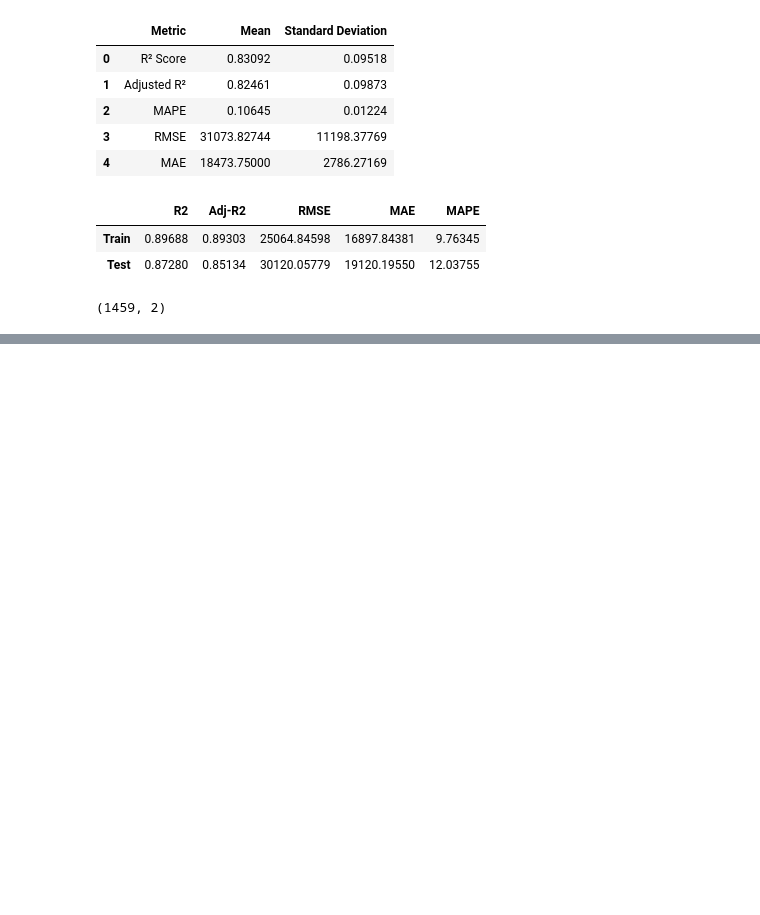
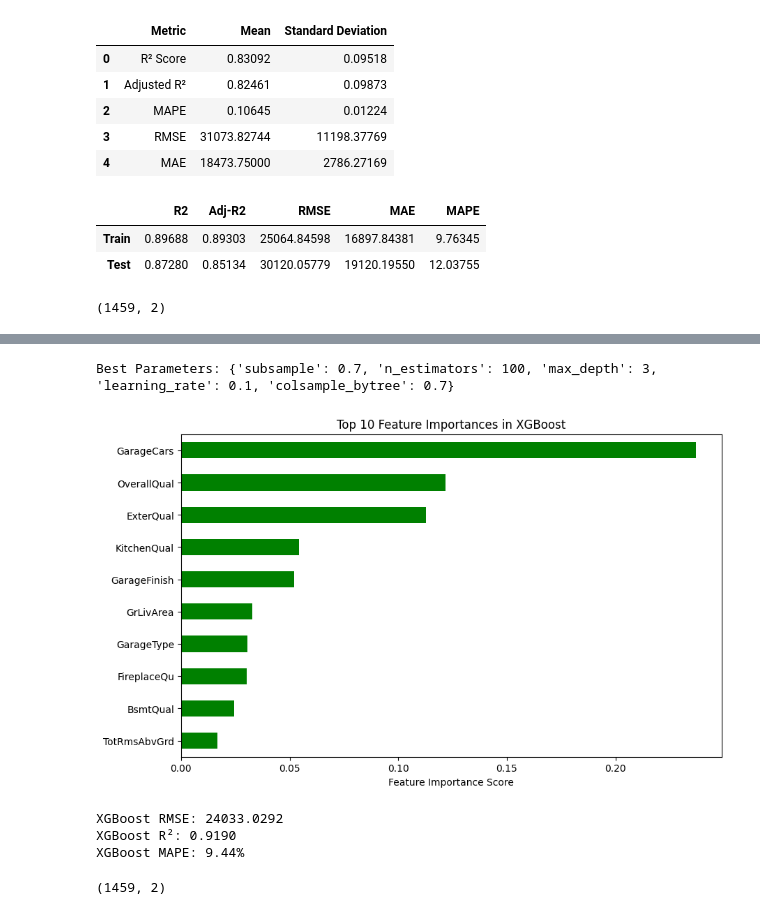
Before and after one commit to Alfredo2212/Kaggle-Data_Science, a Jupyter notebook: House Prices | Advanced Regression.ipynb, the cells around one changed output, grey strips where cells are left out. Cells and saved outputs as stored; diff of their text form; code cells hidden in the pictures; blank space fills up the shorter version.

```diff
--- a/House Prices | Advanced Regression.ipynb
+++ b/House Prices | Advanced Regression.ipynb
@@ -1317,0 +1501,72 @@ Model doesnt benefit anymore from doing ridge penalization after transformation,
+# %%
+# Finding best parameter for XGBoost
+param_grid = {
+    'n_estimators': [100, 200, 300],
+    'max_depth': [3, 6, 9],
+    'learning_rate': [0.01, 0.1, 0.2],
+    'subsample': [0.7, 0.8, 1.0],
+    'colsample_bytree': [0.7, 0.8, 1.0]
+}
+
+xgb_random = RandomizedSearchCV(XGBRegressor(), param_distributions=param_grid,
+                                n_iter=10, cv=5, scoring='neg_mean_squared_error', n_jobs=-1)
+xgb_random.fit(x_train, y_train)
+
+print(f"Best Parameters: {xgb_random.best_params_}")
+# %% [output]
+Best Parameters: {'subsample': 0.7, 'n_estimators': 100, 'max_depth': 3, 'learning_rate': 0.1, 'colsample_bytree': 0.7}
+# %%
+# Feature Importance
+plain_xgb = xgb_random.best_estimator_
+feature_importance_xgb = pd.Series(plain_xgb.feature_importances_, index=x_train.columns)
+feature_importance_xgb = feature_importance_xgb.sort_values(ascending=False)
+
+plt.figure(figsize=(10,6))
+feature_importance_xgb.head(10).plot(kind='barh', color='green')
+plt.gca().invert_yaxis()
+plt.title("Top 10 Feature Importances in XGBoost")
+plt.xlabel("Feature Importance Score")
+plt.show()
+# %% [output]
+[figure, added]
+# %%
+# Make Predictions
+x_test_xgb = x_test[x_train.columns] # ensuring both train and test have same column
+x_test_xgb["Condition2_PosN"].fillna(0, inplace=True) # fill single cell with 0 ( mean )
+y_pred_xgb = plain_xgb.predict(x_test_xgb)
+
+# Compute Metrics
+rmse_xgb = np.sqrt(mean_squared_error(y_test, y_pred_xgb))  # RMSE
+r2_xgb = r2_score(y_test, y_pred_xgb)  # R² Score
+mape_xgb = mean_absolute_percentage_error(y_test, y_pred_xgb) * 100  # Convert to %
+
+# Print Results
+print(f"XGBoost RMSE: {rmse_xgb:.4f}")
+print(f"XGBoost R²: {r2_xgb:.4f}")
+print(f"XGBoost MAPE: {mape_xgb:.2f}%")
+# %% [output]
+XGBoost RMSE: 24033.0292
+XGBoost R²: 0.9190
+XGBoost MAPE: 9.44%
+# %%
+# Ensure both have the same columns
+missing_cols = set(x_train.columns) - set(data_test.columns)
+for col in missing_cols:
+    data_test[col] = 0  # Or data_test[col] = x_train[col].mean()
+
+x_submission = data_test[x_train.columns]  # Ensures correct order as well
+
+# Make predictions using the final model
+y_pred = plain_xgb.predict(x_submission)
+
+# Create submission dataframe (assuming 'ID' column exists in data_test)
+submission = pd.DataFrame({
+    "Id": data_test["Id"],  # Use the ID from original test dataset
+    "SalePrice": y_pred  # Predicted values
+})
+
+# Save submission file
+submission.to_csv("xgplainModel.csv", index=False)
+submission.shape
+# %% [output]
+(1459, 2)
```
Also changed, not shown: parts of 32 cells of this notebook.
